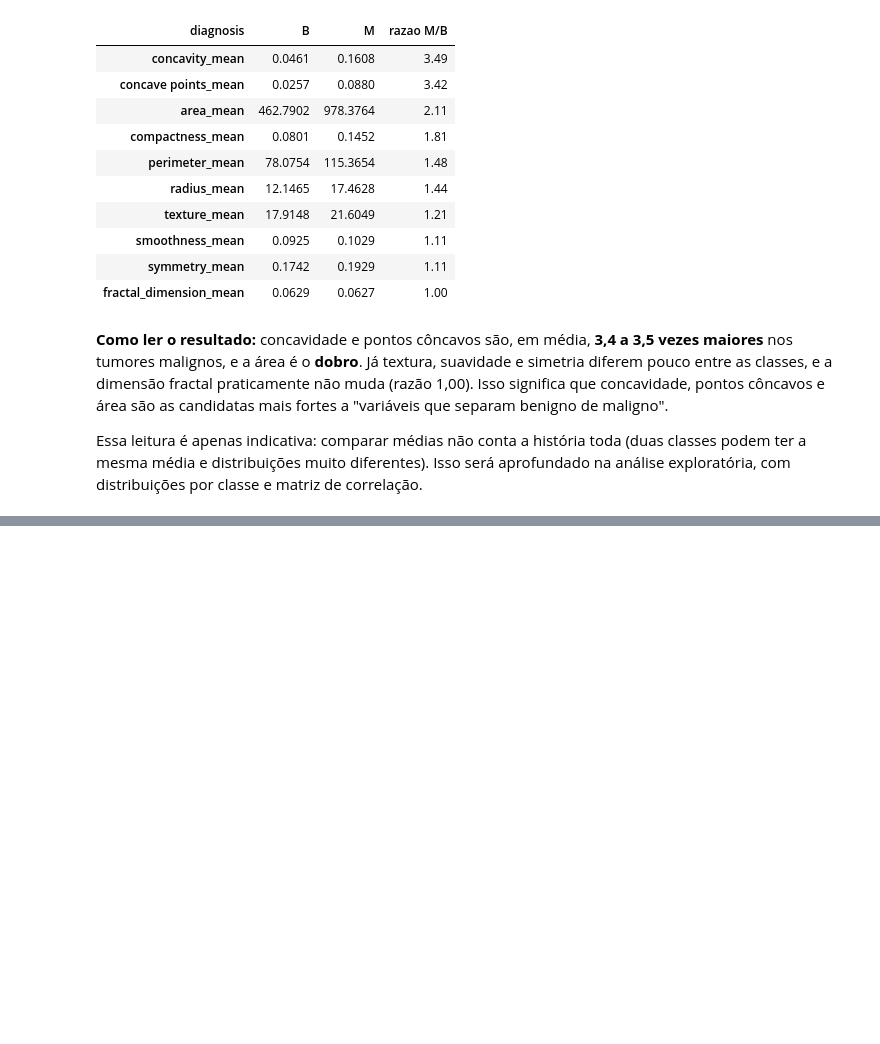
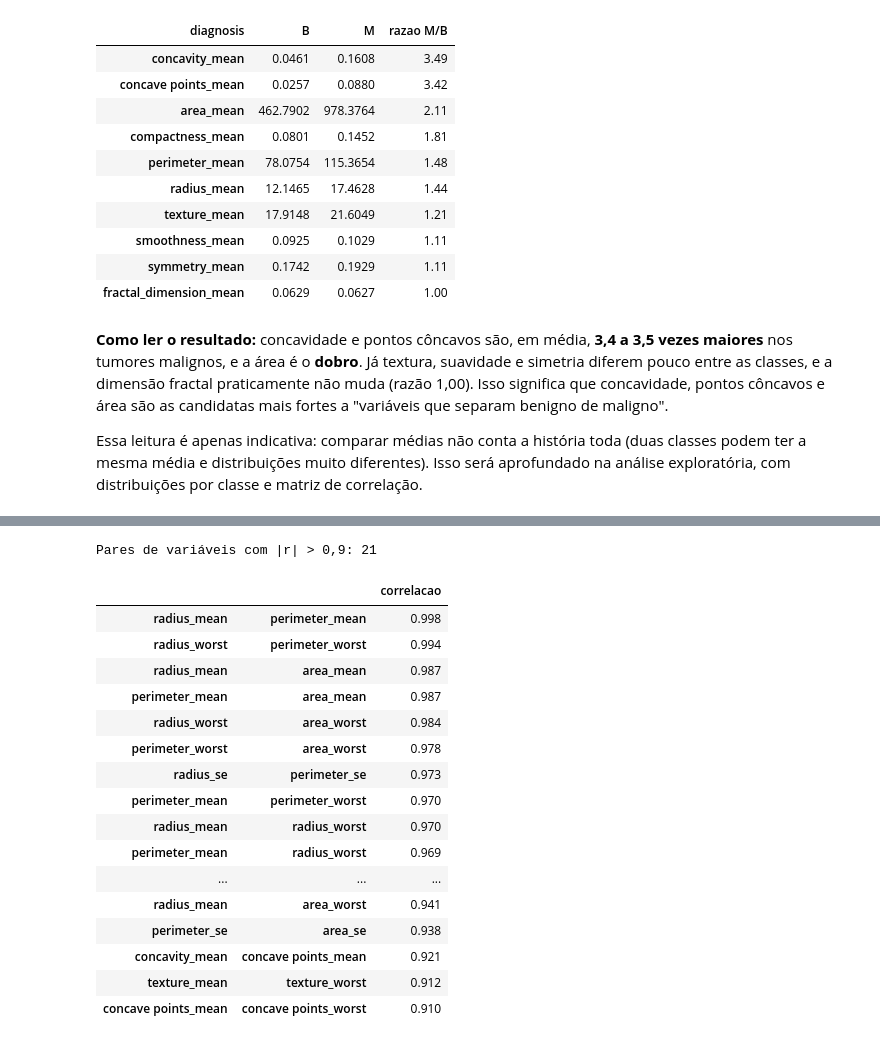
Before and after one commit to vinicius-marques1/postech-tech-challenge-fase1, a Jupyter notebook: group-infos/01_data_inspection_explicado.ipynb, the cells around one changed output, grey strips where cells are left out. Drawn from its saved outputs; the diff is of its cells as text; code cells hidden in the pictures; blank space fills up the shorter version.

```diff
--- a/group-infos/01_data_inspection_explicado.ipynb
+++ b/group-infos/01_data_inspection_explicado.ipynb
@@ -662,0 +813,26 @@ Essa leitura é apenas indicativa: comparar médias não conta a história toda
+# %%
+feature_corr = corr_matrix.drop(index="diagnosis", columns="diagnosis")
+upper = feature_corr.where(np.triu(np.ones(feature_corr.shape, dtype=bool), k=1))
+strong_pairs = upper.stack().loc[lambda s: s.abs() > 0.9].sort_values(ascending=False)
+
+print(f"Pares de variáveis com |r| > 0,9: {len(strong_pairs)}")
+strong_pairs.round(3).to_frame("correlacao")
+# %% [output]
+Pares de variáveis com |r| > 0,9: 21
+|  |  | correlacao |
+| radius_mean | perimeter_mean | 0.998 |
+| radius_worst | perimeter_worst | 0.994 |
+| radius_mean | area_mean | 0.987 |
+| perimeter_mean | area_mean | 0.987 |
+| radius_worst | area_worst | 0.984 |
+| perimeter_worst | area_worst | 0.978 |
+| radius_se | perimeter_se | 0.973 |
+| perimeter_mean | perimeter_worst | 0.970 |
+| radius_mean | radius_worst | 0.970 |
+| perimeter_mean | radius_worst | 0.969 |
+| ... | ... | ... |
+| radius_mean | area_worst | 0.941 |
+| perimeter_se | area_se | 0.938 |
+| concavity_mean | concave points_mean | 0.921 |
+| texture_mean | texture_worst | 0.912 |
+| concave points_mean | concave points_worst | 0.910 |
```
Also changed, not shown: parts of 15 cells of this notebook, 5 other files.
